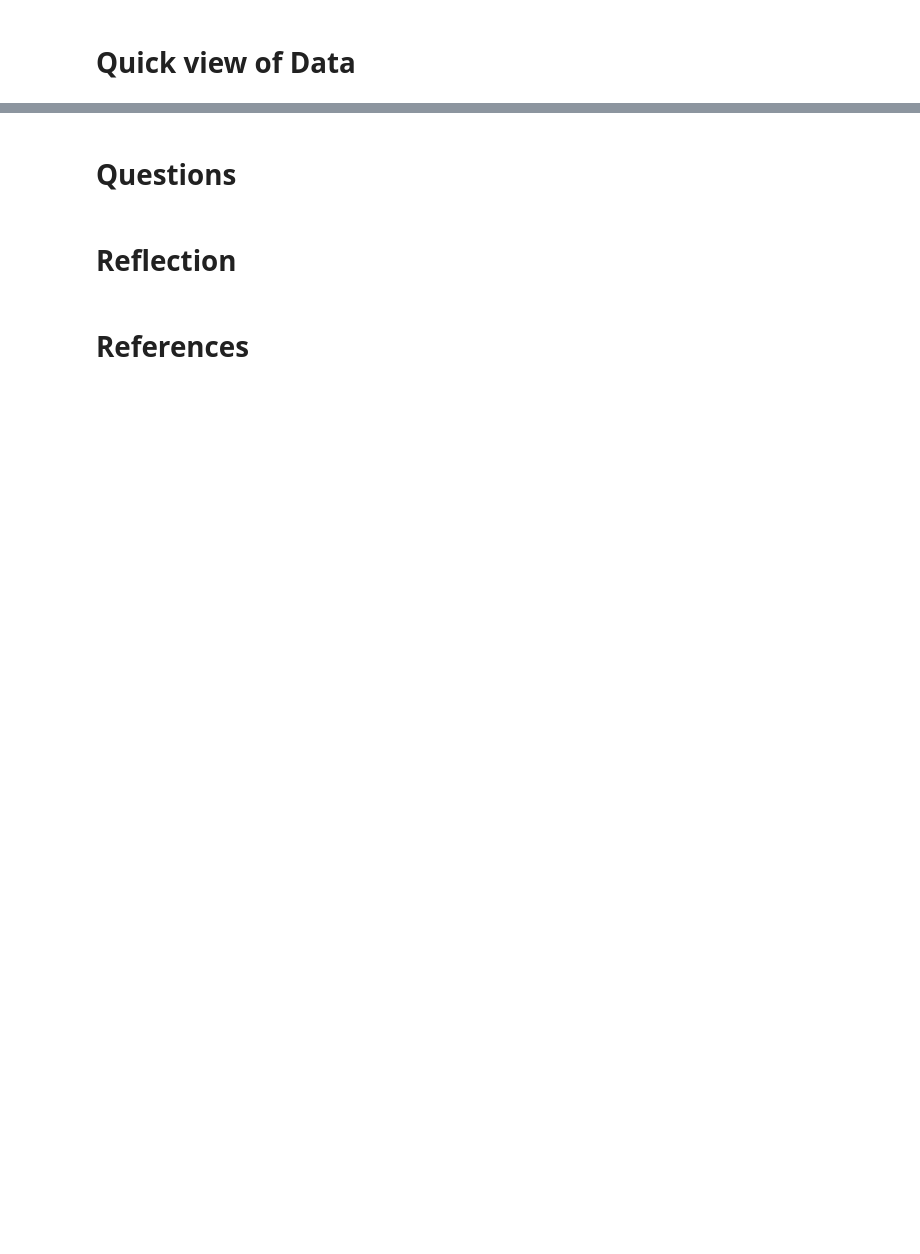
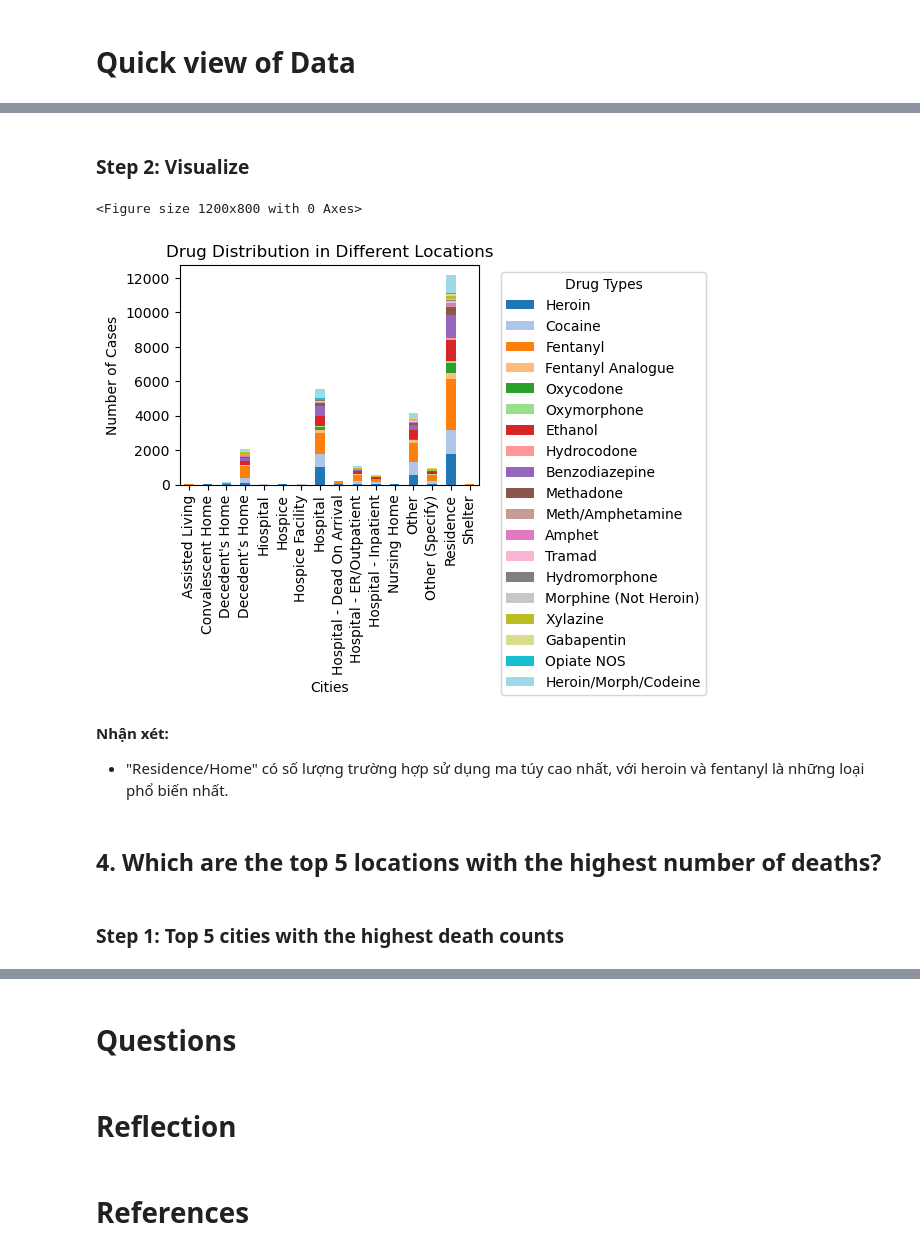
Before and after one commit to Lumine11/-Programming4DS---FinalProject, a Jupyter notebook: FinalProject.ipynb, the cells around one changed output, grey strips where cells are left out. Drawn from its saved outputs; the diff is of its cells as text; code cells hidden in the pictures; blank space fills up the shorter version.

```diff
--- a/FinalProject.ipynb
+++ b/FinalProject.ipynb
@@ -570,0 +676,37 @@ Name: count, dtype: int64
+# %%
+# Sao lưu một bản sao của DataFrame gốc
+df_copy = DrugDeath_df.copy()
+
+# Lọc các hàng có thông tin về chất gây nghiện và địa điểm thành phố hợp lệ
+filtered_df = df_copy[df_copy['Location'].notna()]
+
+# Chọn các cột liên quan đến từng loại chất gây nghiện và cột 'Location'
+drug_columns = [col for col in df_copy.columns if col not in ['Location'] and df_copy[col].dtype == bool]
+columns_of_interest = ['Location'] + drug_columns
+filtered_data = filtered_df[columns_of_interest]
+
+# Nhóm theo 'Location' để quan sát sự phân phối chất gây nghiện tại các thành phố khác nhau
+drug_distribution_by_city = filtered_data.groupby('Location').sum()
+# %% [markdown]
+### Step 2: Visualize
+# %%
+# Vẽ biểu đồ phân phối chất gây nghiện tại các thành phố khác nhau
+plt.figure(figsize=(12, 8))
+drug_distribution_by_city.plot(kind='bar', stacked=True, colormap='tab20')
+plt.title('Drug Distribution in Different Locations')
+plt.xlabel('Cities')
+plt.ylabel('Number of Cases')
+plt.legend(title='Drug Types', bbox_to_anchor=(1.05, 1), loc='upper left')
+plt.xticks(rotation=90)
+plt.tight_layout()
+plt.show()
+# %% [output]
+<Figure size 1200x800 with 0 Axes>
+[figure, added]
+# %% [markdown]
+**Nhận xét:**
+- "Residence/Home" có số lượng trường hợp sử dụng ma túy cao nhất, với heroin và fentanyl là những loại phổ biến nhất.
+# %% [markdown]
+## 4. Which are the top 5 locations with the highest number of deaths?
+# %% [markdown]
+### Step 1: Top 5 cities with the highest death counts
```
Also changed, not shown: parts of 33 cells of this notebook.
